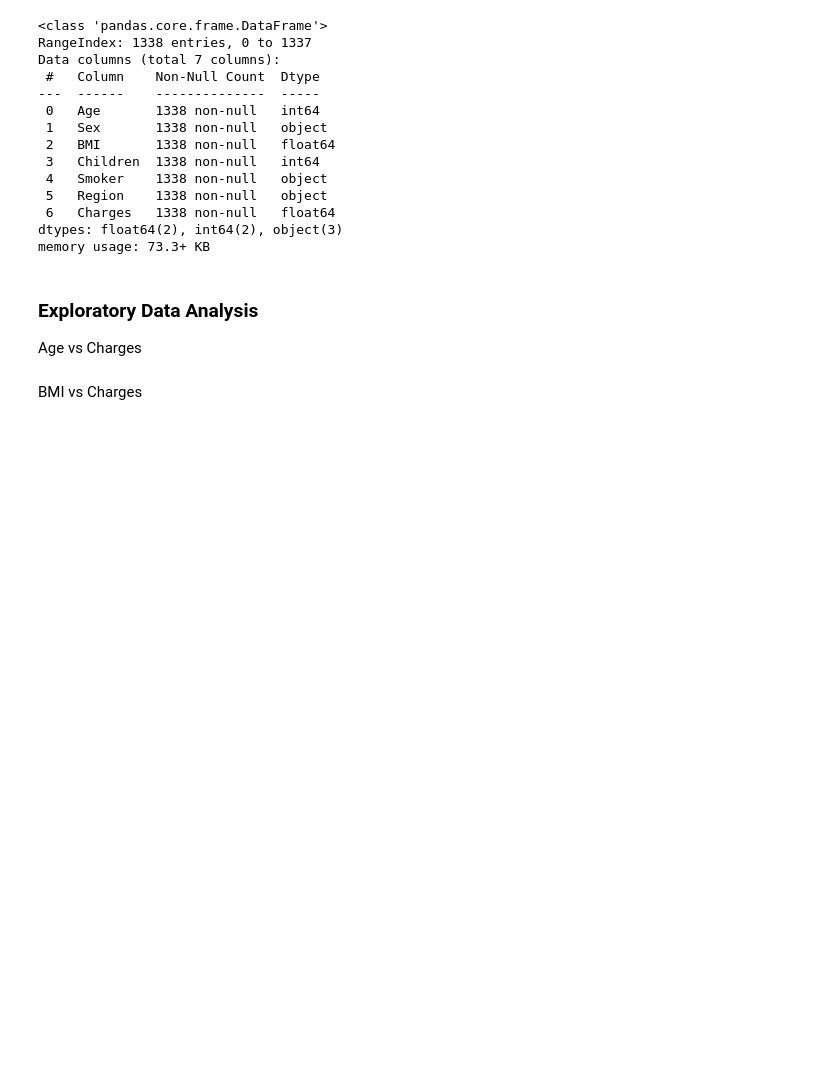
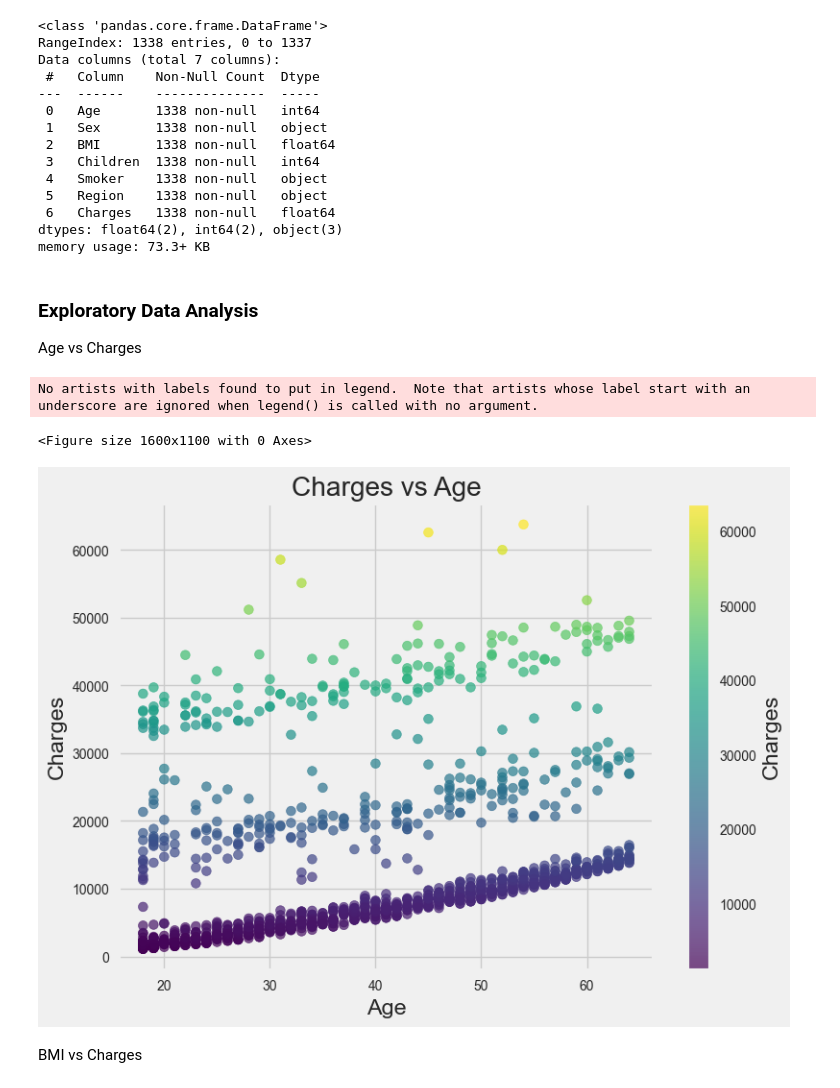
Before and after one commit to bladiwal/Project-1--Insurance-Claim, a Jupyter notebook: Insurance.ipynb, the cells around one changed output. Drawn from its saved outputs; the diff is of its cells as text; code cells hidden in the pictures; blank space fills up the shorter version.

```diff
--- a/Insurance.ipynb
+++ b/Insurance.ipynb
@@ -143,2 +142,23 @@ px.scatter(insurance, x='Age', y='Charges', color='Charges',
+# %%
+plt.figure(figsize=(8, 6))
+plt.scatter(insurance['Age'], insurance['Charges'], c=insurance['Charges'], cmap='viridis', alpha=0.7)
+
+# Add labels and title
+plt.xlabel('Age')
+plt.ylabel('Charges')
+plt.title('Charges vs Age')
+
+# Add a colorbar
+plt.colorbar(label='Charges')
+
+# Show the legend
+plt.legend()
+
+# Show the plot
+plt.show()
+# %% [output]
+No artists with labels found to put in legend.  Note that artists whose label start with an underscore are ignored when legend() is called with no argument.
+<Figure size 1600x1100 with 0 Axes>
+[figure, added]
 # %% [markdown]
 BMI vs Charges
```
Also changed, not shown: parts of 18 cells of this notebook.
